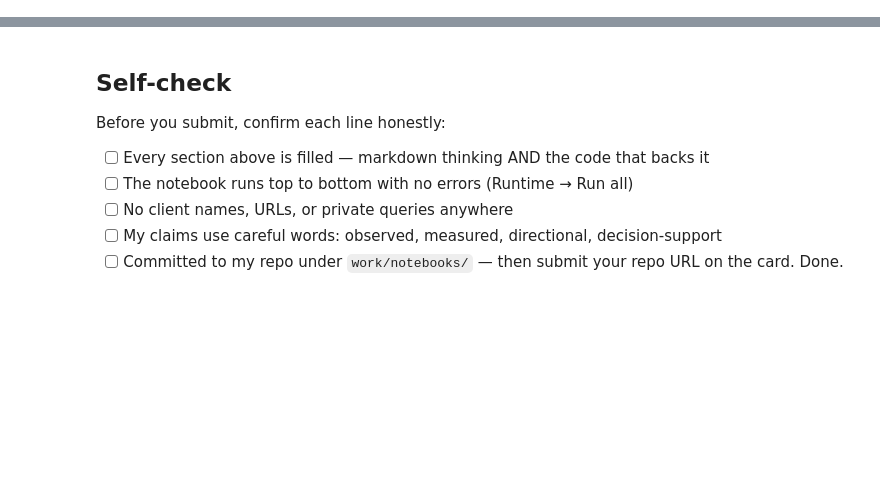
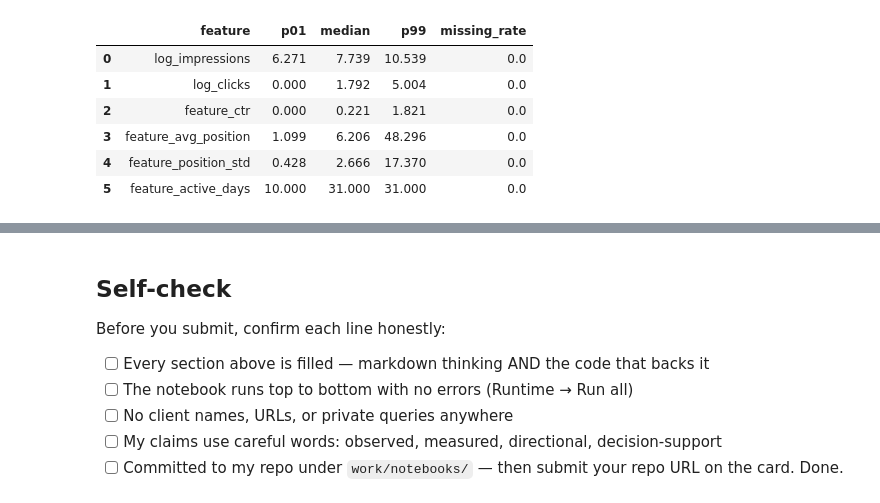
Before and after one commit to ShamKottish/FlyRankML, a Jupyter notebook: work/notebooks/w07_action_playbook.ipynb, the cells around one changed output, grey strips where cells are left out. Saved outputs shown, nothing was run; the diff lists cells and outputs as text; code cells hidden in the pictures; blank space fills up the shorter version.

```diff
--- a/work/notebooks/w07_action_playbook.ipynb
+++ b/work/notebooks/w07_action_playbook.ipynb
@@ -43,0 +716,76 @@ This skeleton is yours to fill. Work the sections **in order** — each one has
+# %%
+# This cell is for CODE (numbers, a query, a check).
+# Write your text answer in the cell ABOVE this one — typing sentences here breaks Run All.
+# Store transparent monitoring thresholds.
+
+monitoring_rules = pd.DataFrame([
+    {
+        "trigger": "precision_at_50_drop",
+        "threshold": 0.10,
+        "action": "investigate and retrain if confirmed"
+    },
+    {
+        "trigger": "precision_close_to_base_rate",
+        "threshold": 0.05,
+        "action": (
+            "investigate if Precision@50 is less than "
+            "5 percentage points above base rate"
+        )
+    },
+    {
+        "trigger": "feature_out_of_range_share",
+        "threshold": 0.20,
+        "action": "inspect feature drift"
+    },
+    {
+        "trigger": "missingness_increase",
+        "threshold": 0.05,
+        "action": "inspect data pipeline and retrain if needed"
+    },
+])
+
+display(monitoring_rules)
+
+
+# Training reference ranges for later drift monitoring.
+reference_features = [
+    "log_impressions",
+    "log_clicks",
+    "feature_ctr",
+    "feature_avg_position",
+    "feature_position_std",
+    "feature_active_days",
+]
+
+drift_reference = pd.DataFrame({
+    "feature": reference_features,
+    "p01": [
+        train_df[c].quantile(0.01)
+        for c in reference_features
+    ],
+    "median": [
+        train_df[c].median()
+        for c in reference_features
+    ],
+    "p99": [
+        train_df[c].quantile(0.99)
+        for c in reference_features
+    ],
+    "missing_rate": [
+        train_df[c].isna().mean()
+        for c in reference_features
+    ],
+})
+
+display(drift_reference.round(3))
+
+print(
+    f"Validated Precision@50 reference: "
+    f"{VALIDATED_P50:.3f}"
+)
+
+print(
+    f"Validated base-rate reference: "
+    f"{VALIDATED_BASE_RATE:.3f}"
+)
+# %% [output]
@@ -43,0 +797,7 @@ This skeleton is yours to fill. Work the sections **in order** — each one has
+|  | feature | p01 | median | p99 | missing_rate |
+| 0 | log_impressions | 6.271 | 7.739 | 10.539 | 0.0 |
+| 1 | log_clicks | 0.000 | 1.792 | 5.004 | 0.0 |
+| 2 | feature_ctr | 0.000 | 0.221 | 1.821 | 0.0 |
+| 3 | feature_avg_position | 1.099 | 6.206 | 48.296 | 0.0 |
+| 4 | feature_position_std | 0.428 | 2.666 | 17.370 | 0.0 |
+| 5 | feature_active_days | 10.000 | 31.000 | 31.000 | 0.0 |
```
Also changed, not shown: parts of 22 cells of this notebook.
